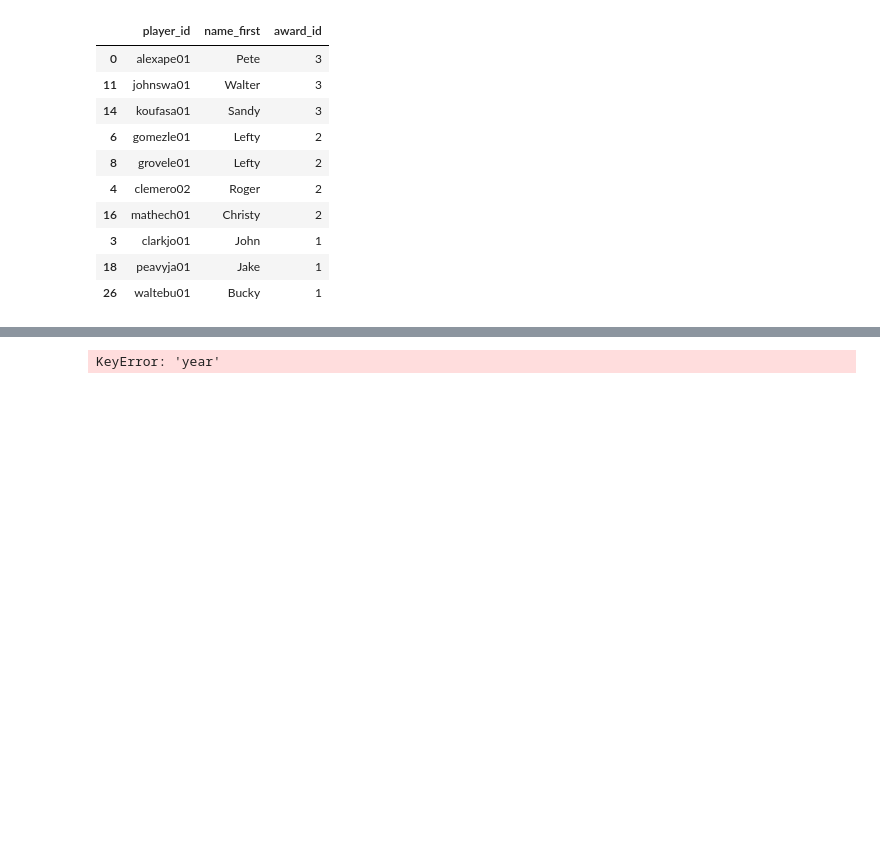
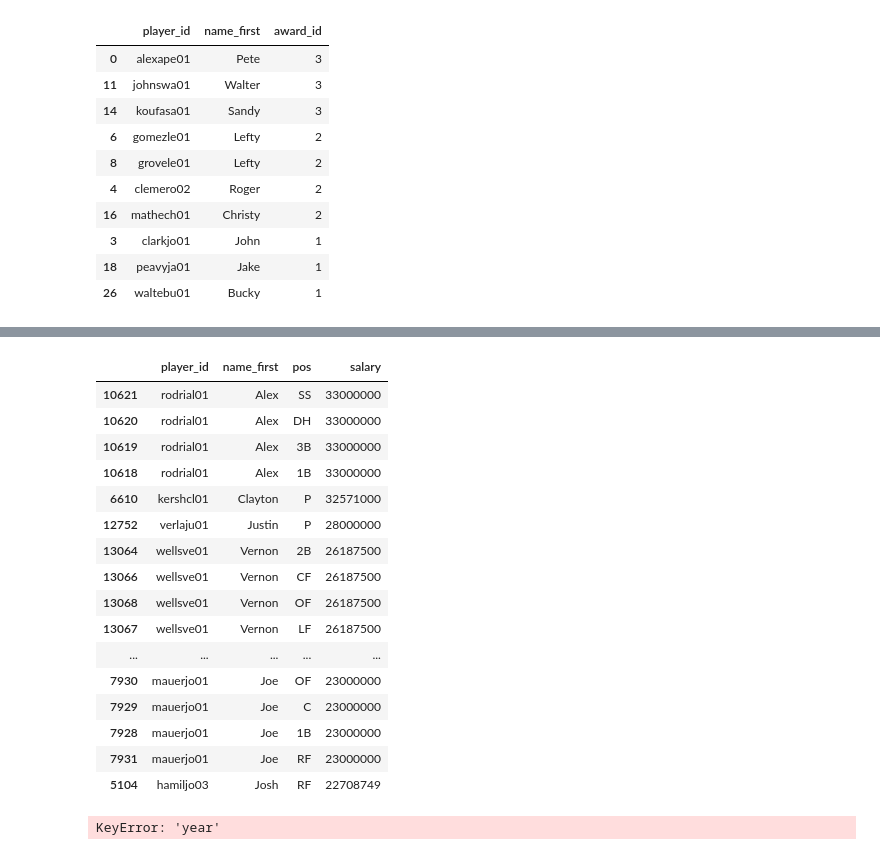
Before and after one commit to andresdr11/_MLB-Database-Analysis_, a Jupyter notebook: Python/PruebasAndres.ipynb, the cells around one changed output, grey strips where cells are left out. Saved outputs shown, nothing was run; the diff lists cells and outputs as text; code cells hidden in the pictures; blank space fills up the shorter version.

```diff
--- a/Python/PruebasAndres.ipynb
+++ b/Python/PruebasAndres.ipynb
@@ -142,3 +178,28 @@ grouped_df
+# %%
+#10
+merged_df = pd.merge(salary, fielding, on = 'player_id')
+full_merge = pd.merge(merged_df, player, on = 'player_id')
+grouped_df = full_merge.groupby(['player_id', 'name_first', 'pos'])['salary'].max().reset_index()
+result_df = grouped_df.sort_values(by='salary', ascending=False).head(50)
+result_df
+# %% [output]
+|  | player_id | name_first | pos | salary |
+| 10621 | rodrial01 | Alex | SS | 33000000 |
+| 10620 | rodrial01 | Alex | DH | 33000000 |
+| 10619 | rodrial01 | Alex | 3B | 33000000 |
+| 10618 | rodrial01 | Alex | 1B | 33000000 |
+| 6610 | kershcl01 | Clayton | P | 32571000 |
+| 12752 | verlaju01 | Justin | P | 28000000 |
+| 13064 | wellsve01 | Vernon | 2B | 26187500 |
+| 13066 | wellsve01 | Vernon | CF | 26187500 |
+| 13068 | wellsve01 | Vernon | OF | 26187500 |
+| 13067 | wellsve01 | Vernon | LF | 26187500 |
+| ... | ... | ... | ... | ... |
+| 7930 | mauerjo01 | Joe | OF | 23000000 |
+| 7929 | mauerjo01 | Joe | C | 23000000 |
+| 7928 | mauerjo01 | Joe | 1B | 23000000 |
+| 7931 | mauerjo01 | Joe | RF | 23000000 |
+| 5104 | hamiljo03 | Josh | RF | 22708749 |
 # %%
 #11- por alguna razon me da error en year
 merged_df = pd.merge(salary, fielding, on = 'player_id')
```
Also changed, not shown: parts of 12 cells of this notebook.
